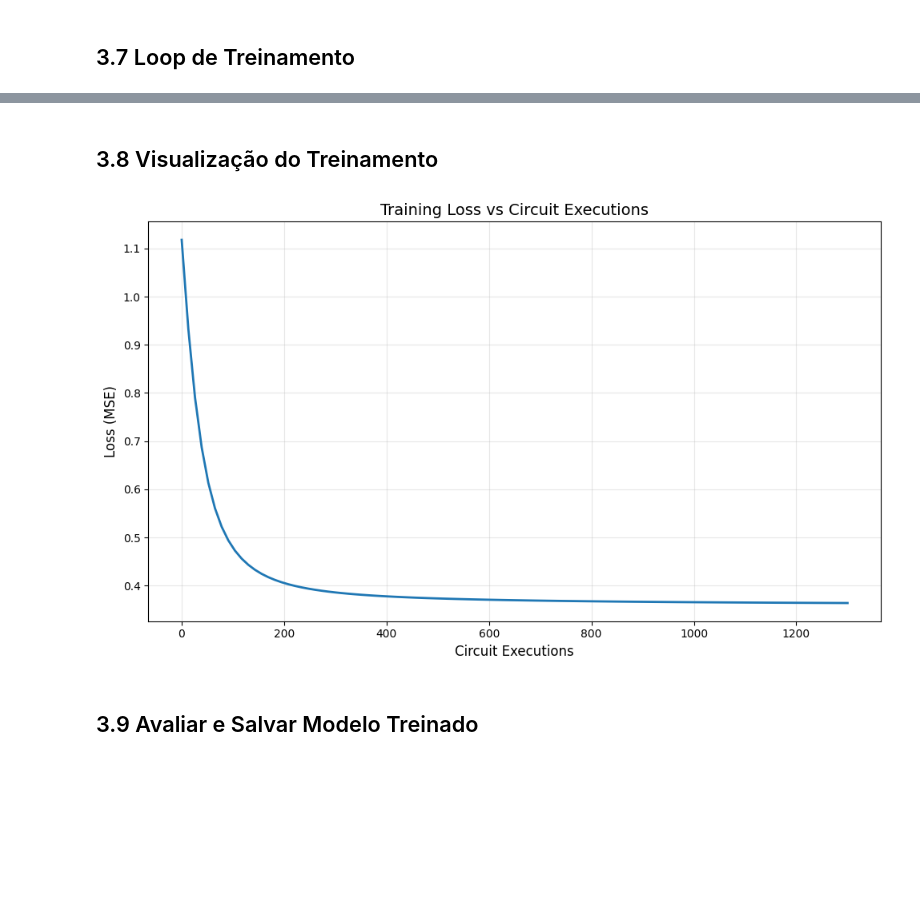
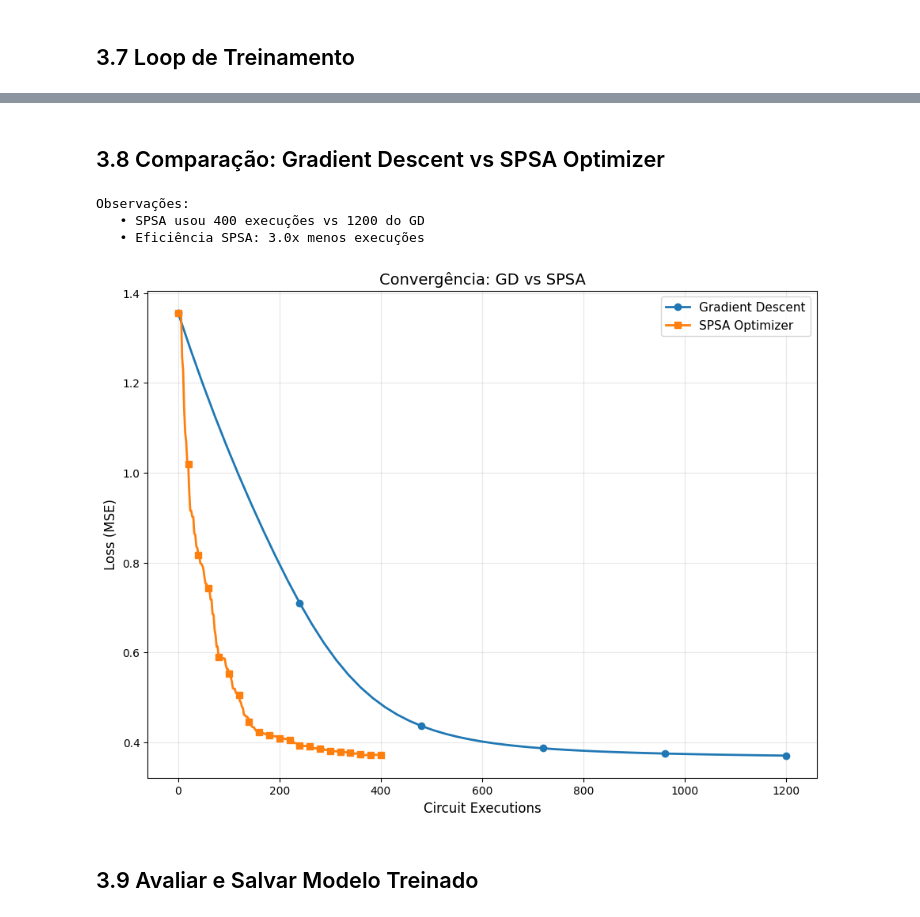
Before and after one commit to SapoSopa/QML, a Jupyter notebook: notebooks/03_treinamento_otimizacao.ipynb, the cells around one changed output, grey strips where cells are left out. Drawn from its saved outputs; the diff is of its cells as text; code cells hidden in the pictures; blank space fills up the shorter version.

Commit message:
feat: add comparison between SPSA and GD + PS

```diff
--- a/notebooks/03_treinamento_otimizacao.ipynb
+++ b/notebooks/03_treinamento_otimizacao.ipynb
@@ -128,9 +145,16 @@ def loss_function(params, X, y):
     Returns:
         MSE loss
     """
-    predictions = pnp.stack([Q_CIRCUIT(params, x) for x in X])
+    predictions = pnp.stack([Q_CIRCUIT_GD(params, x) for x in X])
     loss = pnp.mean((predictions - y) ** 2)
     return loss
+
+def create_loss_function(circuit, X, y):
+    """Cria função de loss (MSE) para um circuito específico."""
+    def loss_fn(params, X=X, y=y):
+        predictions = pnp.stack([circuit(params, x) for x in X])
+        return pnp.mean((predictions - y) ** 2)
+    return loss_fn
 # %% [markdown]
 ### Por que MSE?
 # %% [markdown]
@@ -204,9 +228,13 @@ learning_rate = 0.1
 # Inicializar parâmetros
 params_init = pnp.random.random((n_layers, N_QUBITS, 3), requires_grad=True)
 
-# Otimizador - Usando backprop para simulador (muito mais rápido!)
-opt = qml.GradientDescentOptimizer(stepsize=learning_rate)
+# Otimizador - Usando backprop para simulador
+opt_gd_bp = qml.GradientDescentOptimizer(stepsize=learning_rate)
+execs_per_step_gd_ps = 2 * params_init.size
+# Otimizador - SPSA
+opt_spsa = qml.SPSAOptimizer(maxiter=n_epochs, a=0.5, c=0.5)
 
 # Função de custo para o treinamento
-cost_fn = lambda p: loss_function(p, X_train, y_train_quantum)
+cost_fn_spsa = create_loss_function(Q_CIRCUIT_SPSA, X_train, y_train_quantum)
+cost_fn_gd = create_loss_function(Q_CIRCUIT_GD, X_train, y_train_quantum)
 # %%
@@ -243,15 +298,52 @@ Total executions: 1300
 # %% [markdown]
-## 3.8 Visualização do Treinamento
+## 3.8 Comparação: Gradient Descent vs SPSA Optimizer
 # %%
-plt.figure(figsize=(10, 6))
-plt.plot(exec_history, loss_history, linewidth=2)
+# Gráfico comparativo: Gradient Descent vs SPSA
+plt.figure(figsize=(24, 8))
+
+# Plot 1: Loss vs Circuit Executions
+plt.subplot(1, 2, 1)
+plt.plot(exec_history_gd, loss_history_gd, linewidth=2, label='Gradient Descent', color='#1f77b4', marker='o', markevery=10)
+plt.plot(exec_history_spsa, loss_history_spsa, linewidth=2, label='SPSA Optimizer', color='#ff7f0e', marker='s', markevery=10)
 plt.xlabel('Circuit Executions', fontsize=12)
 plt.ylabel('Loss (MSE)', fontsize=12)
-plt.title('Training Loss vs Circuit Executions', fontsize=14)
+plt.title('Convergência: GD vs SPSA', fontsize=14)
+plt.legend(fontsize=11)
 plt.grid(True, alpha=0.3)
-plt.tight_layout()
-plt.show()
+
+# Plot 2: Loss vs Epochs (para ver convergência temporal)
+# plt.subplot(1, 2, 2)
+# plt.plot(loss_history_gd, linewidth=2, label='Gradient Descent', color='#1f77b4', marker='o', markevery=10)
+# plt.plot(loss_history_spsa, linewidth=2, label='SPSA Optimizer', color='#ff7f0e', marker='s', markevery=10)
+# plt.xlabel('Epoch', fontsize=12)
+# plt.ylabel('Loss (MSE)', fontsize=12)
+# plt.title('Convergência por Época', fontsize=14)
+# plt.legend(fontsize=11)
+# plt.grid(True, alpha=0.3)
+
+# plt.tight_layout()
+# plt.show()
+
+# Tabela comparativa
+# print("\n" + "="*70)
+# print(f"{'Método':<25} {'Loss Final':<15} {'Execuções Totais':<20} {'Melhoria (%)':<15}")
+# print("="*70)
+
+# initial_loss = loss_history_gd[0]
+# improvement_gd = ((initial_loss - loss_history_gd[-1]) / abs(initial_loss)) * 100
+# improvement_spsa = ((initial_loss - loss_history_spsa[-1]) / abs(initial_loss)) * 100
+
+# print(f"{'Gradient Descent':<25} {loss_history_gd[-1]:<15.6f} {exec_history_gd[-1]:<20} {improvement_gd:<15.2f}")
+# print(f"{'SPSA Optimizer':<25} {loss_history_spsa[-1]:<15.6f} {exec_history_spsa[-1]:<20} {improvement_spsa:<15.2f}")
+# print("="*70)
+
+print(f"\nObservações:")
+print(f"   • SPSA usou {exec_history_spsa[-1]} execuções vs {exec_history_gd[-1]} do GD")
+print(f"   • Eficiência SPSA: {exec_history_gd[-1] / exec_history_spsa[-1]:.1f}x menos execuções")
 # %% [output]
+Observações:
+   • SPSA usou 400 execuções vs 1200 do GD
+   • Eficiência SPSA: 3.0x menos execuções
-[figure, old version]
+[figure, new version]
 # %% [markdown]
 ## 3.9 Avaliar e Salvar Modelo Treinado
```
Also changed, not shown: parts of 4 cells of this notebook.
